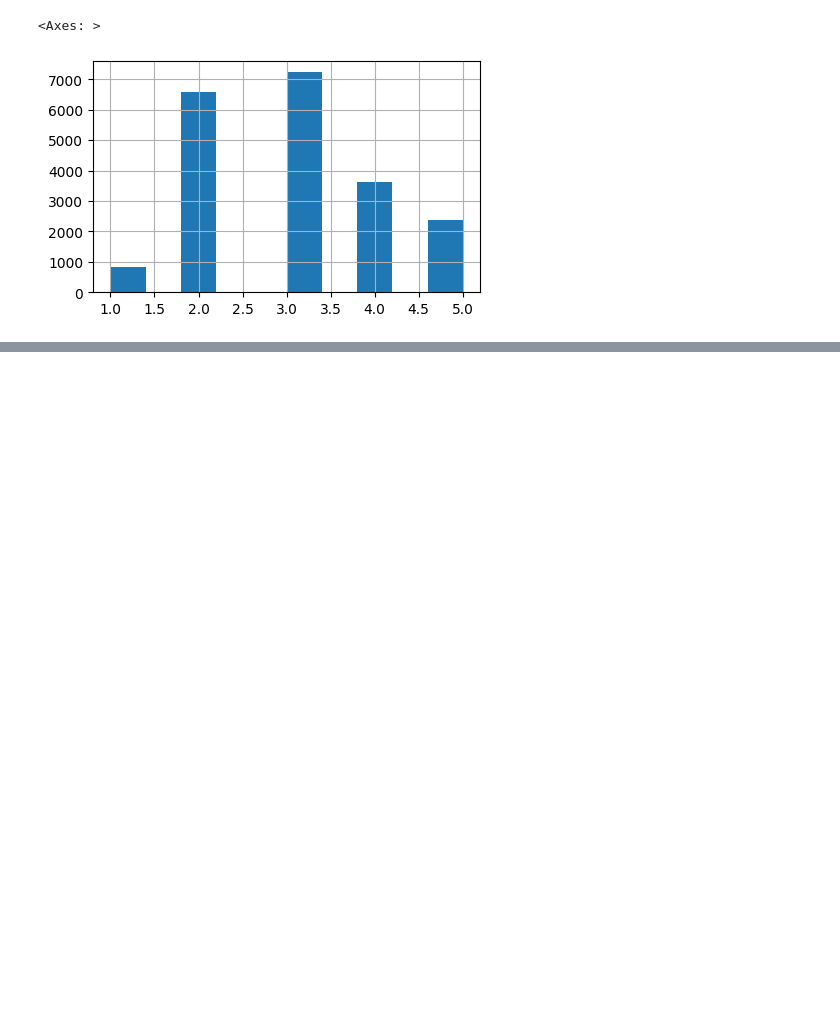
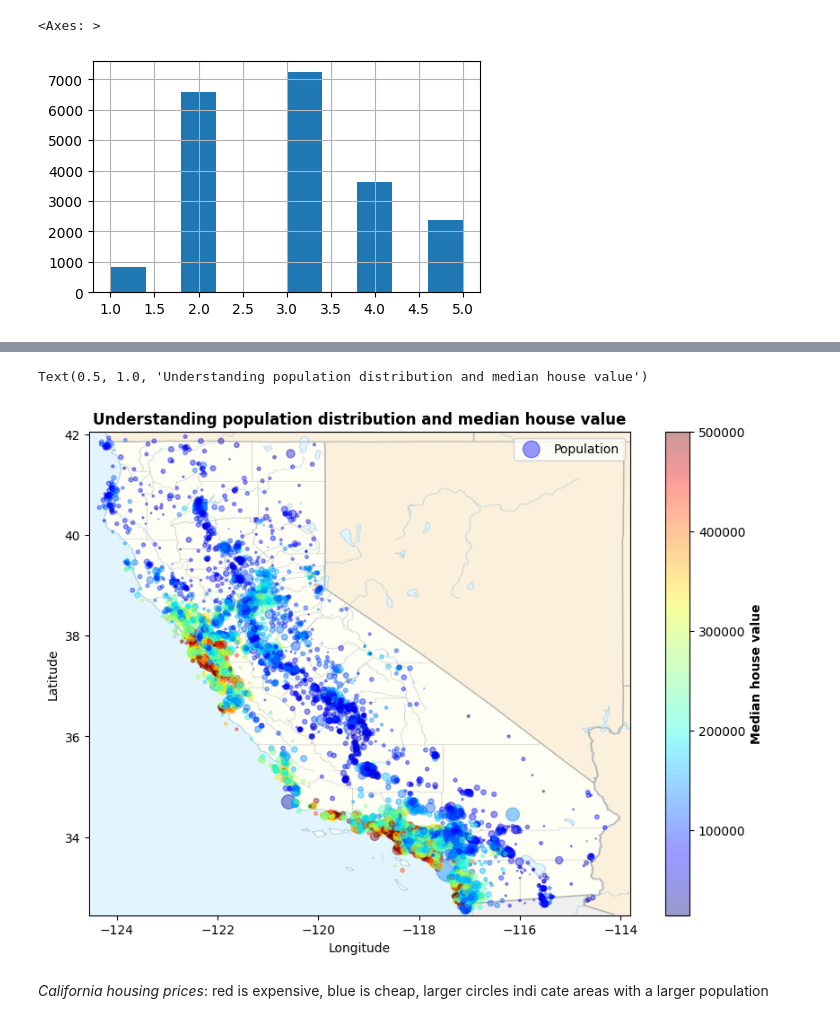
Before and after one commit to ArunNegi112/Machine_Learning, a Jupyter notebook: End_To_End_Project1/2_project.ipynb, the cells around one changed output, grey strips where cells are left out. Cells and saved outputs as stored; diff of their text form; code cells hidden in the pictures; blank space fills up the shorter version.

```diff
--- a/End_To_End_Project1/2_project.ipynb
+++ b/End_To_End_Project1/2_project.ipynb
@@ -211,0 +235,34 @@ strat_test_data.reset_index(inplace=True)
+# %%
+import matplotlib.image as mpimg
+import matplotlib.pyplot as ply
+
+plt.figure(figsize=(10,7))
+
+plt.scatter(
+    x=housing['longitude'],
+    y=housing['latitude'],
+    s=housing['population']/100,
+    c=housing['median_house_value'],
+    alpha = 0.4,
+    cmap='jet',
+    label='Population'
+    )
+plt.colorbar().set_label('Median house value',fontsize=10,fontweight='bold')
+
+img = mpimg.imread(r'C:\Users\Arun\Documents\Documents\Machine_Learning\zimages\USA_California_location_map.svg.png')
+plt.imshow(
+    img,
+    extent=[-124.55, -113.80, 32.45, 42.05],     #extent of image is given by coordinates of map (see longitude and latitude)
+    alpha=0.5)
+
+
+plt.legend()
+plt.xlabel('Longitude')
+plt.ylabel('Latitude')
+plt.title('Understanding population distribution and median house value',fontweight='bold')
+# %% [output]
+Text(0.5, 1.0, 'Understanding population distribution and median house value')
+[figure, added]
+# %% [markdown]
+_California housing prices_: red is expensive, blue is cheap, larger circles indi
+cate areas with a larger population
```
Also changed, not shown: parts of 31 cells of this notebook.
